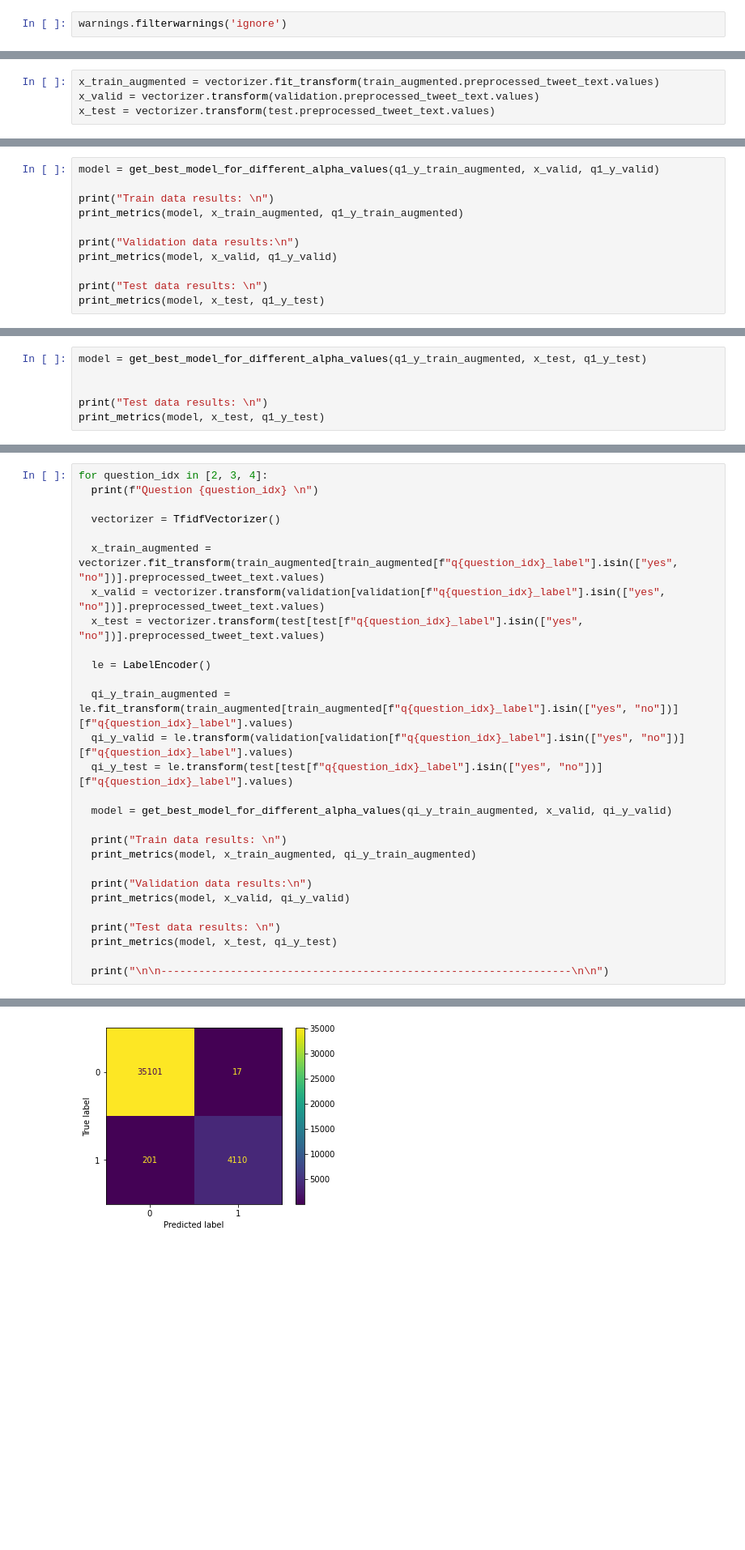
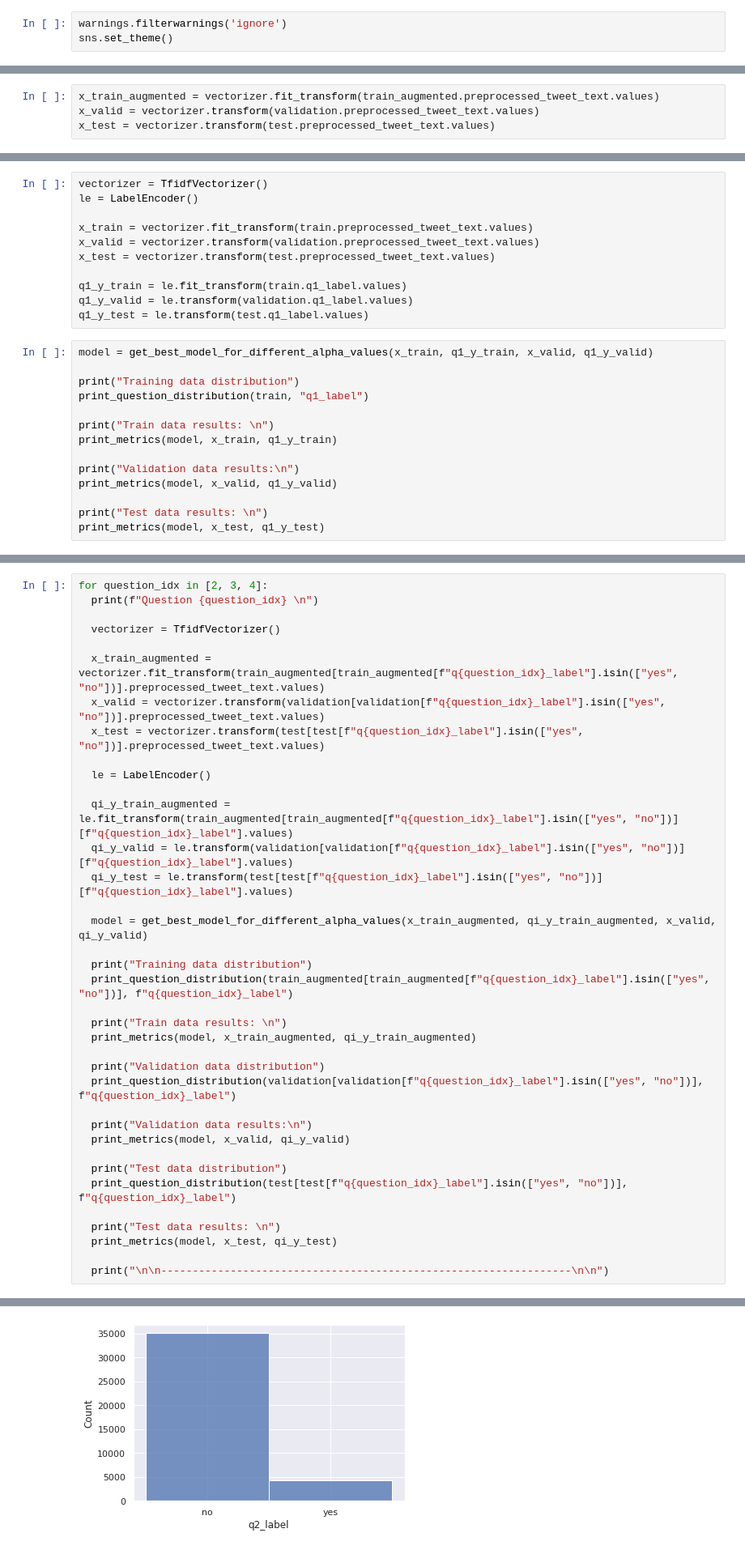
Before and after one commit to andabuinoschi/RN4NLP, a Jupyter notebook: NLP_NAIVE_BAYES_AND_BERT_TRANSFER_LEARNING.ipynb, the cells around one changed output, grey strips where cells are left out. Shown at 81% size. Cells and saved outputs as stored; diff of their text form; blank space fills up the shorter version.

```diff
--- a/NLP_NAIVE_BAYES_AND_BERT_TRANSFER_LEARNING.ipynb
+++ b/NLP_NAIVE_BAYES_AND_BERT_TRANSFER_LEARNING.ipynb
@@ -30,6 +31,7 @@ from transformers import AutoModel, BertTokenizerFast, AdamW
 import plotly.express as px
 # %%
 warnings.filterwarnings('ignore')
+sns.set_theme()
 # %%
 drive.mount('/content/drive')
 # %% [output]
@@ -111,8 +228,22 @@ q1_y_test = le.transform(test.q1_label.values)
+# %%
+vectorizer = TfidfVectorizer()
+le = LabelEncoder()
+
+x_train = vectorizer.fit_transform(train.preprocessed_tweet_text.values)
+x_valid = vectorizer.transform(validation.preprocessed_tweet_text.values)
+x_test = vectorizer.transform(test.preprocessed_tweet_text.values)
+
+q1_y_train = le.fit_transform(train.q1_label.values)
+q1_y_valid = le.transform(validation.q1_label.values)
+q1_y_test = le.transform(test.q1_label.values)
 # %%
-model = get_best_model_for_different_alpha_values(q1_y_train_augmented, x_valid, q1_y_valid)
+model = get_best_model_for_different_alpha_values(x_train, q1_y_train, x_valid, q1_y_valid)
+
+print("Training data distribution")
+print_question_distribution(train, "q1_label")
 
 print("Train data results: \n")
-print_metrics(model, x_train_augmented, q1_y_train_augmented)
+print_metrics(model, x_train, q1_y_train)
 
 print("Validation data results:\n")
 print_metrics(model, x_valid, q1_y_valid)
@@ -157,6 +296,0 @@ weighted avg       0.69      0.67      0.65      1775
-# %%
-model = get_best_model_for_different_alpha_values(q1_y_train_augmented, x_test, q1_y_test)
-
-
-print("Test data results: \n")
-print_metrics(model, x_test, q1_y_test)
@@ -211,13 +332,22 @@ for question_idx in [2, 3, 4]:
   qi_y_valid = le.transform(validation[validation[f"q{question_idx}_label"].isin(["yes", "no"])][f"q{question_idx}_label"].values)
   qi_y_test = le.transform(test[test[f"q{question_idx}_label"].isin(["yes", "no"])][f"q{question_idx}_label"].values)
 
-  model = get_best_model_for_different_alpha_values(qi_y_train_augmented, x_valid, qi_y_valid)
+  model = get_best_model_for_different_alpha_values(x_train_augmented, qi_y_train_augmented, x_valid, qi_y_valid)
+
+  print("Training data distribution")
+  print_question_distribution(train_augmented[train_augmented[f"q{question_idx}_label"].isin(["yes", "no"])], f"q{question_idx}_label")
 
   print("Train data results: \n")
   print_metrics(model, x_train_augmented, qi_y_train_augmented)
 
+  print("Validation data distribution")
+  print_question_distribution(validation[validation[f"q{question_idx}_label"].isin(["yes", "no"])], f"q{question_idx}_label")
+
   print("Validation data results:\n")
   print_metrics(model, x_valid, qi_y_valid)
+
+  print("Test data distribution")
+  print_question_distribution(test[test[f"q{question_idx}_label"].isin(["yes", "no"])], f"q{question_idx}_label")
 
   print("Test data results: \n")
   print_metrics(model, x_test, qi_y_test)
@@ -239 +367 @@ weighted avg       0.99      0.99      0.99     39429
-[figure, old version]
+[figure, new version]
```
Also changed, not shown: parts of 11 cells of this notebook.
